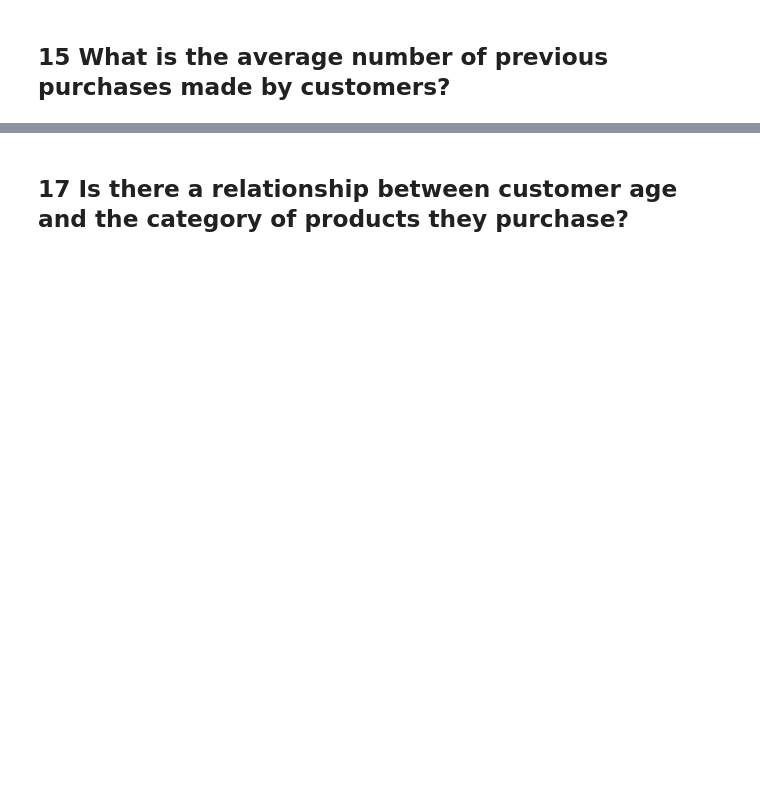
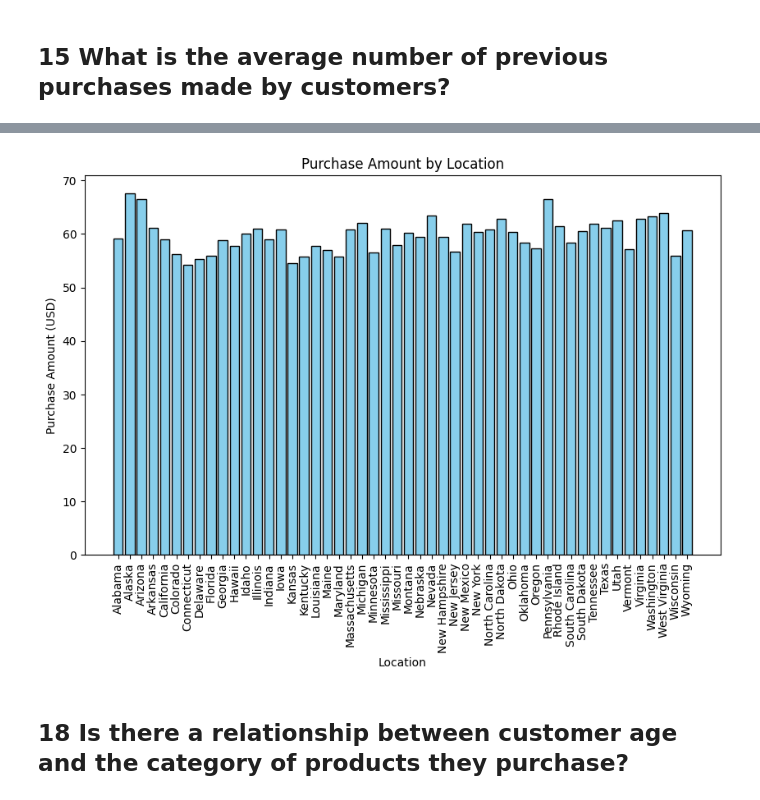
Before and after one commit to siddhima22/shopping_data_analysis, a Jupyter notebook: main.ipynb, the cells around one changed output, grey strips where cells are left out. Saved outputs shown, nothing was run; the diff lists cells and outputs as text; code cells hidden in the pictures; blank space fills up the shorter version.

```diff
--- a/main.ipynb
+++ b/main.ipynb
@@ -846,2 +867,20 @@ plt.show()
+# %%
+shop_group = shop.groupby('Location')['Purchase Amount (USD)'].mean().reset_index()
+# %%
+locations = shop_group['Location']
+purchase_amounts = shop_group['Purchase Amount (USD)']
+
+plt.figure(figsize=(10, 6))
+plt.bar(locations, purchase_amounts, color='skyblue', edgecolor='black')
+
+plt.xlabel('Location')
+plt.ylabel('Purchase Amount (USD)')
+plt.title('Purchase Amount by Location')
+
+plt.xticks(rotation=90)
+
+plt.show()
+# %% [output]
+[figure, added]
 # %% [markdown]
-## 17 Is there a relationship between customer age and the category of products they purchase?
+## 18 Is there a relationship between customer age and the category of products they purchase?
```
Also changed, not shown: parts of 14 cells of this notebook, 1 other file.
